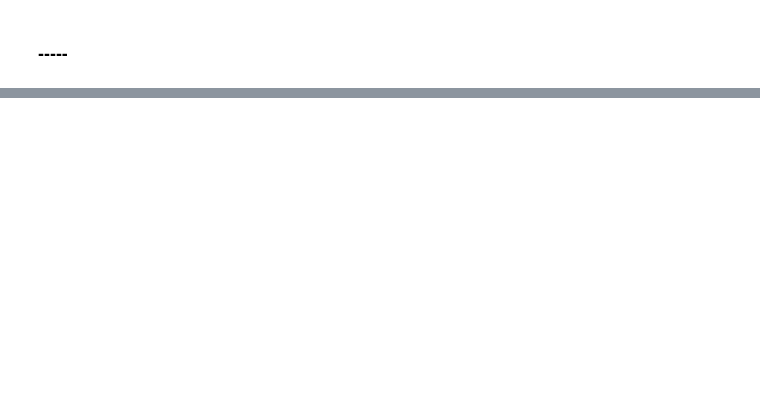
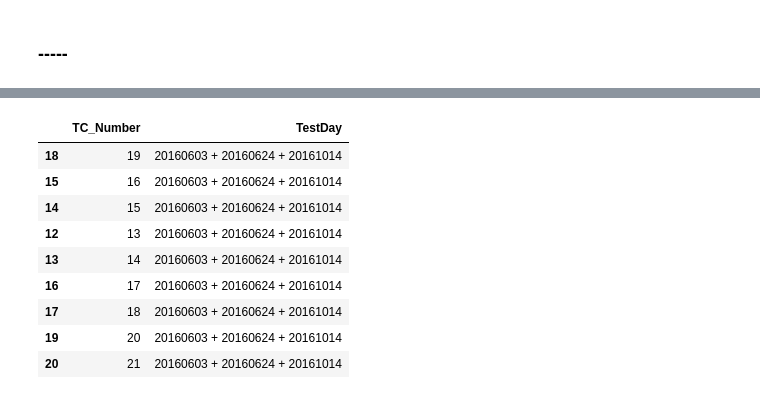
Before and after one commit to Pointpt/trace-link-recovery-study, a Jupyter notebook: scripts/input_proc_fx_v2.ipynb, the cells around one changed output, grey strips where cells are left out. Cells and saved outputs as stored; diff of their text form; code cells hidden in the pictures; blank space fills up the shorter version.

```diff
--- a/scripts/input_proc_fx_v2.ipynb
+++ b/scripts/input_proc_fx_v2.ipynb
@@ -213,0 +326,21 @@ ck_df.to_csv('../data/mozilla_firefox_v2/firefoxDataset/docs_english/TD_2_FVersi
+# %%
+testcases_subset_df = testcases[(testcases.TestDay.str.contains('20161014')) | (testcases.TestDay.str.contains('20161028'))].sample(10, random_state=1000)
+
+selected_testcases = ['TC_{}_TRG'.format(tc_num) for tc_num in [13,14,15,16,17,18,19,20,21]]  # should link with 50 Branch
+aux_tc = testcases[testcases.tc_name.isin(selected_testcases)]
+
+tc_subset_df = testcases_subset_df.append(aux_tc)
+tc_subset_df.drop_duplicates(inplace=True)
+
+tc_subset_df[tc_subset_df.TestDay.str.contains('20161014')].loc[:,['TC_Number','TestDay']].head(100)
+# %% [output]
+|  | TC_Number | TestDay |
+| 18 | 19 | 20160603 + 20160624 + 20161014 |
+| 15 | 16 | 20160603 + 20160624 + 20161014 |
+| 14 | 15 | 20160603 + 20160624 + 20161014 |
+| 12 | 13 | 20160603 + 20160624 + 20161014 |
+| 13 | 14 | 20160603 + 20160624 + 20161014 |
+| 16 | 17 | 20160603 + 20160624 + 20161014 |
+| 17 | 18 | 20160603 + 20160624 + 20161014 |
+| 19 | 20 | 20160603 + 20160624 + 20161014 |
+| 20 | 21 | 20160603 + 20160624 + 20161014 |
```
Also changed, not shown: parts of 31 cells of this notebook, 5 other files.
